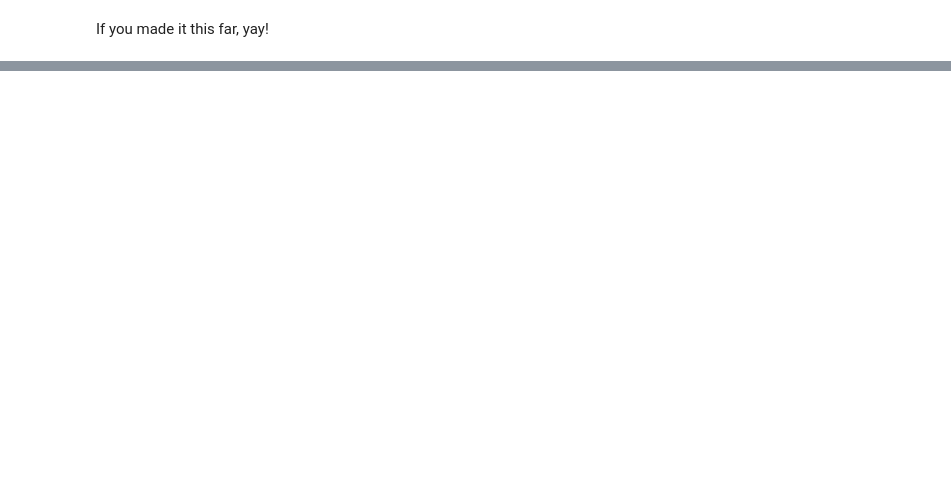
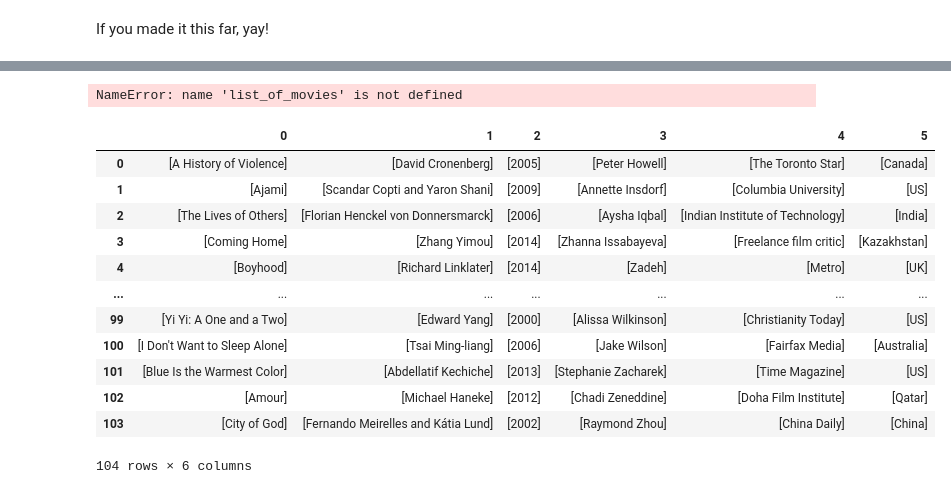
Before and after one commit to NourSaf/dataStructures-course-content, a Jupyter notebook: 07_PythonRegex/Assignment8-0-BBCMovies.ipynb, the cells around one changed output, grey strips where cells are left out. Saved outputs shown, nothing was run; the diff lists cells and outputs as text; code cells hidden in the pictures; blank space fills up the shorter version.

```diff
--- a/07_PythonRegex/Assignment8-0-BBCMovies.ipynb
+++ b/07_PythonRegex/Assignment8-0-BBCMovies.ipynb
@@ -403,0 +646,20 @@ If you made it this far, yay!
+# %%
+df = pd.DataFrame.from_records(list_of_movies)
+# %% [output]
+NameError: name 'list_of_movies' is not defined
+# %%
+df
+# %% [output]
+|  | 0 | 1 | 2 | 3 | 4 | 5 |
+| 0 | [A History of Violence] | [David Cronenberg] | [2005] | [Peter Howell] | [The Toronto Star] | [Canada] |
+| 1 | [Ajami] | [Scandar Copti and Yaron Shani] | [2009] | [Annette Insdorf] | [Columbia University] | [US] |
+| 2 | [The Lives of Others] | [Florian Henckel von Donnersmarck] | [2006] | [Aysha Iqbal] | [Indian Institute of Technology] | [India] |
+| 3 | [Coming Home] | [Zhang Yimou] | [2014] | [Zhanna Issabayeva] | [Freelance film critic] | [Kazakhstan] |
+| 4 | [Boyhood] | [Richard Linklater] | [2014] | [Zadeh] | [Metro] | [UK] |
+| ... | ... | ... | ... | ... | ... | ... |
+| 99 | [Yi Yi: A One and a Two] | [Edward Yang] | [2000] | [Alissa Wilkinson] | [Christianity Today] | [US] |
+| 100 | [I Don't Want to Sleep Alone] | [Tsai Ming-liang] | [2006] | [Jake Wilson] | [Fairfax Media] | [Australia] |
+| 101 | [Blue Is the Warmest Color] | [Abdellatif Kechiche] | [2013] | [Stephanie Zacharek] | [Time Magazine] | [US] |
+| 102 | [Amour] | [Michael Haneke] | [2012] | [Chadi Zeneddine] | [Doha Film Institute] | [Qatar] |
+| 103 | [City of God] | [Fernando Meirelles and Kátia Lund] | [2002] | [Raymond Zhou] | [China Daily] | [China] |
+104 rows × 6 columns
```
Also changed, not shown: parts of 15 cells of this notebook.
